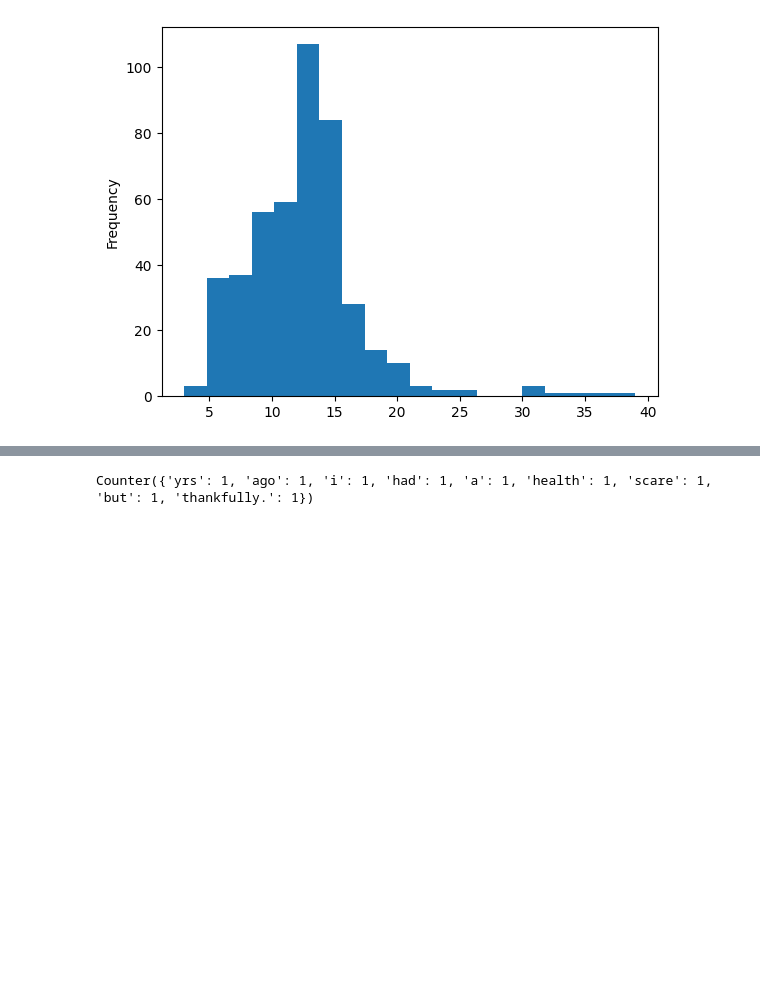
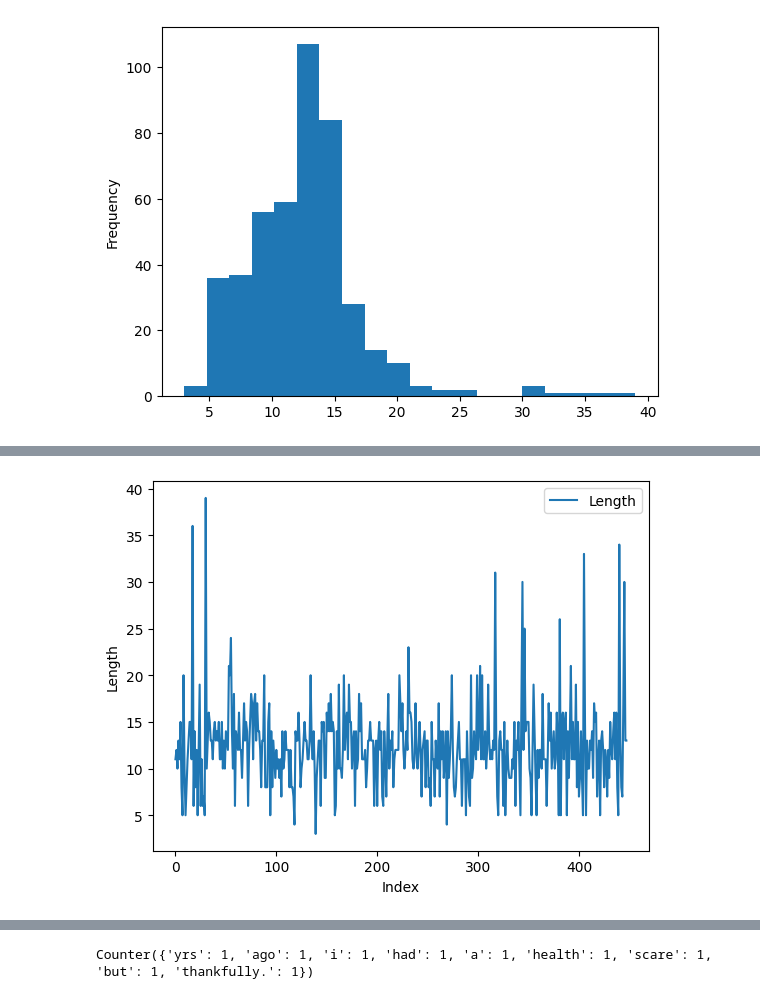
Before and after one commit to KeerthiR02/TextBasedAnalysis, a Jupyter notebook: Midterm (2).ipynb, the cells around one changed output, grey strips where cells are left out. Cells and saved outputs as stored; diff of their text form; code cells hidden in the pictures; blank space fills up the shorter version.

```diff
--- a/Midterm (2).ipynb
+++ b/Midterm (2).ipynb
@@ -199,0 +222,15 @@ g.fig.set_size_inches(10, 8)
+# %%
+# Importing matplotlib Package
+import matplotlib.pyplot as plt
+
+# Taking 'length' as Target Column
+df['length'].plot(label='Length')
+plt.xlabel('Index')
+plt.ylabel('Length')
+# Adding legend
+plt.legend()
+
+# Display the plot
+plt.show()
+# %% [output]
+[figure, added]
```
Also changed, not shown: parts of 16 cells of this notebook.
